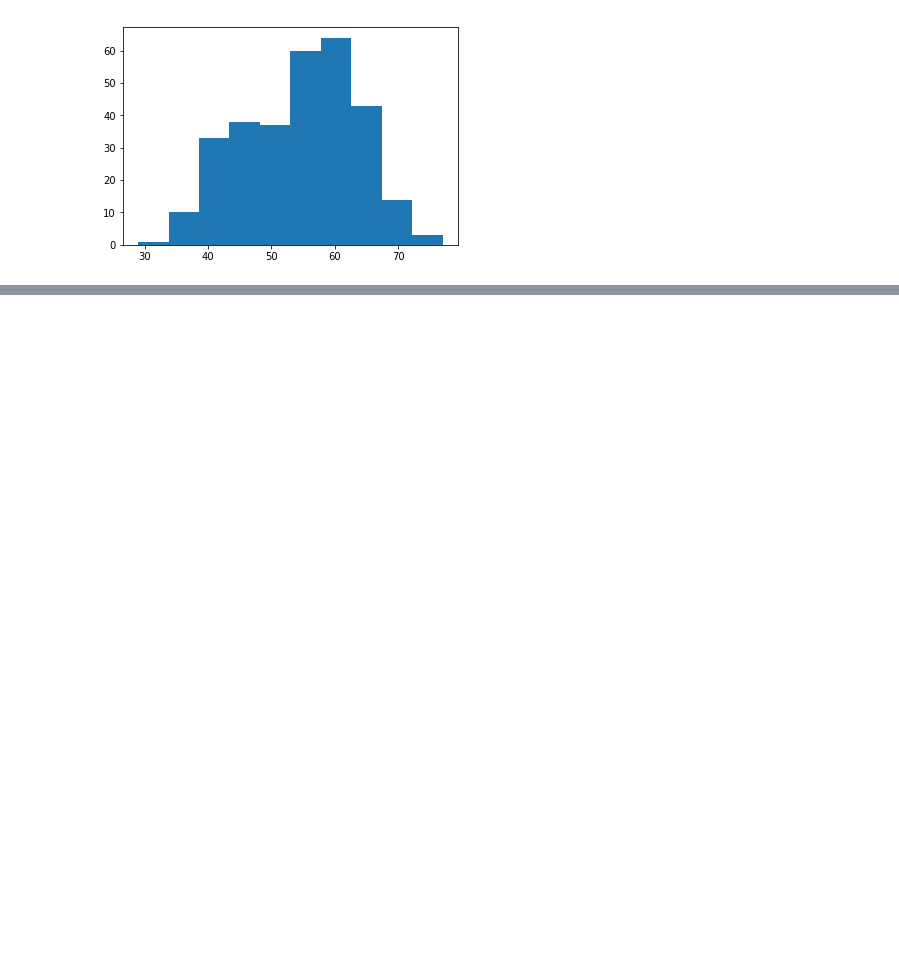
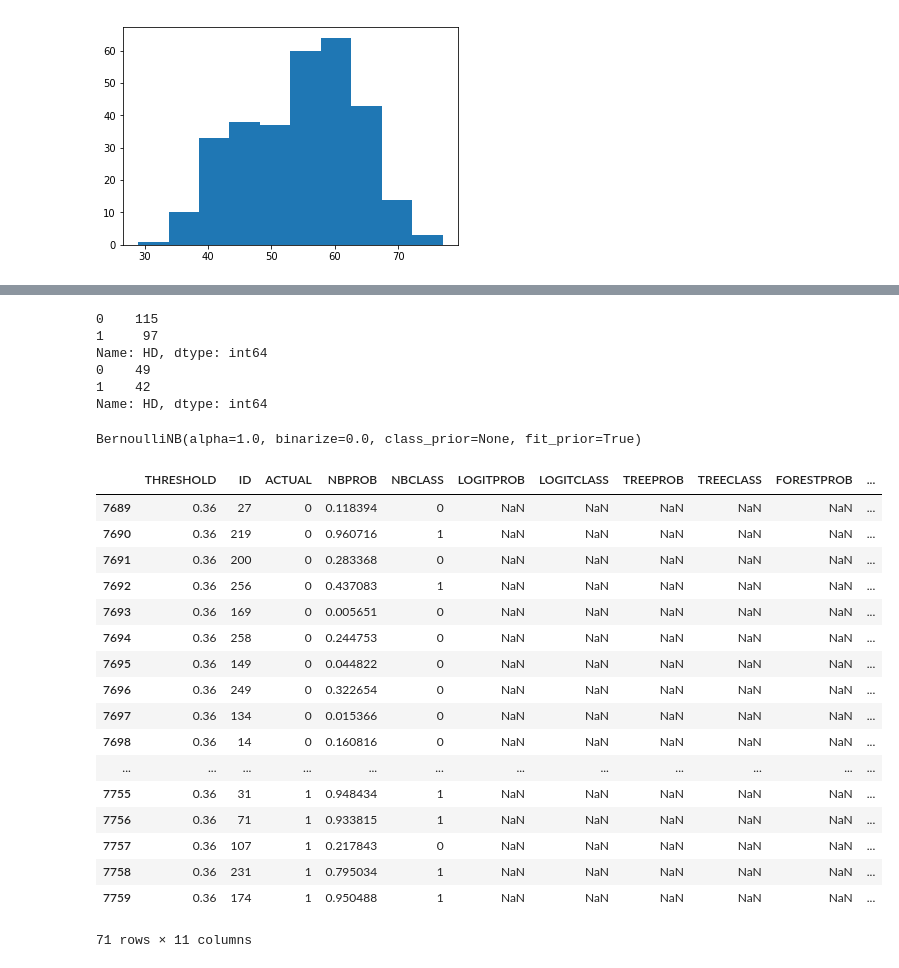
Before and after one commit to blubeck7/heart_disease, a Jupyter notebook: heart_disease.ipynb, the cells around one changed output, grey strips where cells are left out. Cells and saved outputs as stored; diff of their text form; code cells hidden in the pictures; blank space fills up the shorter version.

Commit message:
Naive Bayes model and evaluation metrics

```diff
--- a/heart_disease.ipynb
+++ b/heart_disease.ipynb
@@ -219,0 +252,68 @@ plt.show()
+# %%
+# 70/30 train/test split
+# Stratified random sample by heart disease class, equal proportion
+health_data_0 = health_data_bin.loc[health_data.loc[:,"HD"] == 0,:] #patients without heart disease
+health_data_1 = health_data_bin.loc[health_data.loc[:,"HD"] == 1,:] #patients with heart disease
+r_seed = 7
+train_data = health_data_0.sample(frac = 0.7, random_state = r_seed)
+train_data = train_data.append(health_data_1.sample(frac = 0.7, random_state = r_seed))
+test_index = health_data_bin.index.difference(train_data.index)
+test_data = health_data_bin.iloc[test_index]
+# %%
+print(train_data.loc[:,"HD"].value_counts())
+print(test_data.loc[:,"HD"].value_counts())
+# %% [output]
+0    115
+1     97
+Name: HD, dtype: int64
+0    49
+1    42
+Name: HD, dtype: int64
+# %%
+# Model
+import sklearn.naive_bayes as nb
+X = train_data.filter(regex = r"GENDER|CP|AGEBIN|TRESTBPSBIN")
+Y = train_data.loc[:,"HD"]
+clf_nb = nb.BernoulliNB()
+clf_nb.fit(X, Y)
+# %% [output]
+BernoulliNB(alpha=1.0, binarize=0.0, class_prior=None, fit_prior=True)
+# %%
+#X = test_data.filter(regex = r"GENDER|CP|AGEBIN|TRESTBPSBIN")
+#Y = test_data.loc[:,"HD"]
+
+#Record probability that HD = 1 for each training observation and classifier
+train_classes_out = pd.DataFrame(columns = ["THRESHOLD","ID","ACTUAL",
+                                            "NBPROB","NBCLASS",
+                                            "LOGITPROB","LOGITCLASS",
+                                            "TREEPROB","TREECLASS",
+                                            "FORESTPROB","FORESTCLASS"])
+thresholds = np.arange(101)/100
+train_classes_out.loc[:,"THRESHOLD"] = np.repeat(thresholds, train_data.shape[0])
+train_classes_out.loc[:,"ID"] = np.tile(train_data.index.values, thresholds.shape[0])
+train_classes_out.loc[:,"ACTUAL"] = np.tile(Y.values, thresholds.shape[0])
+
+#Naive Bayes
+train_classes_out.loc[:,"NBPROB"] = np.tile(clf_nb.predict_proba(X)[:,1], thresholds.shape[0])
+train_classes_out.loc[:,"NBCLASS"] = (train_classes_out.loc[:, "NBPROB"] >= train_classes_out.loc[:, "THRESHOLD"]).astype(np.int_)
+# %%
+train_classes_out.iloc[7689:7760,:]
+# %% [output]
+|  | THRESHOLD | ID | ACTUAL | NBPROB | NBCLASS | LOGITPROB | LOGITCLASS | TREEPROB | TREECLASS | FORESTPROB | ... |
+| 7689 | 0.36 | 27 | 0 | 0.118394 | 0 | NaN | NaN | NaN | NaN | NaN | ... |
+| 7690 | 0.36 | 219 | 0 | 0.960716 | 1 | NaN | NaN | NaN | NaN | NaN | ... |
+| 7691 | 0.36 | 200 | 0 | 0.283368 | 0 | NaN | NaN | NaN | NaN | NaN | ... |
+| 7692 | 0.36 | 256 | 0 | 0.437083 | 1 | NaN | NaN | NaN | NaN | NaN | ... |
+| 7693 | 0.36 | 169 | 0 | 0.005651 | 0 | NaN | NaN | NaN | NaN | NaN | ... |
+| 7694 | 0.36 | 258 | 0 | 0.244753 | 0 | NaN | NaN | NaN | NaN | NaN | ... |
+| 7695 | 0.36 | 149 | 0 | 0.044822 | 0 | NaN | NaN | NaN | NaN | NaN | ... |
+| 7696 | 0.36 | 249 | 0 | 0.322654 | 0 | NaN | NaN | NaN | NaN | NaN | ... |
+| 7697 | 0.36 | 134 | 0 | 0.015366 | 0 | NaN | NaN | NaN | NaN | NaN | ... |
+| 7698 | 0.36 | 14 | 0 | 0.160816 | 0 | NaN | NaN | NaN | NaN | NaN | ... |
+| ... | ... | ... | ... | ... | ... | ... | ... | ... | ... | ... | ... |
+| 7755 | 0.36 | 31 | 1 | 0.948434 | 1 | NaN | NaN | NaN | NaN | NaN | ... |
+| 7756 | 0.36 | 71 | 1 | 0.933815 | 1 | NaN | NaN | NaN | NaN | NaN | ... |
+| 7757 | 0.36 | 107 | 1 | 0.217843 | 0 | NaN | NaN | NaN | NaN | NaN | ... |
+| 7758 | 0.36 | 231 | 1 | 0.795034 | 1 | NaN | NaN | NaN | NaN | NaN | ... |
+| 7759 | 0.36 | 174 | 1 | 0.950488 | 1 | NaN | NaN | NaN | NaN | NaN | ... |
+71 rows × 11 columns
```
Also changed, not shown: parts of 21 cells of this notebook.
